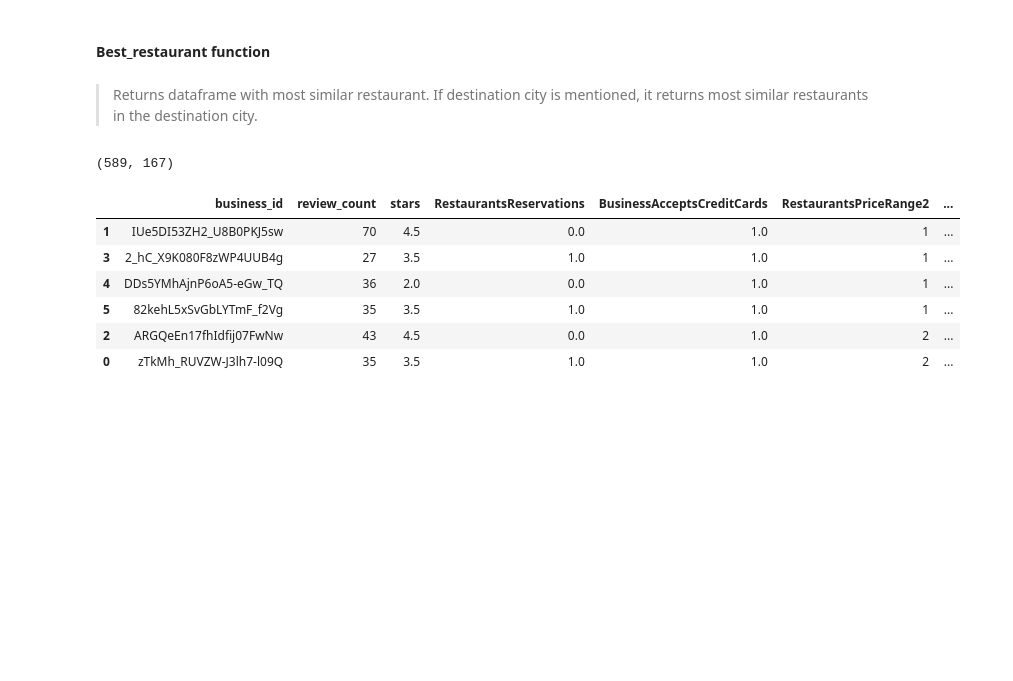
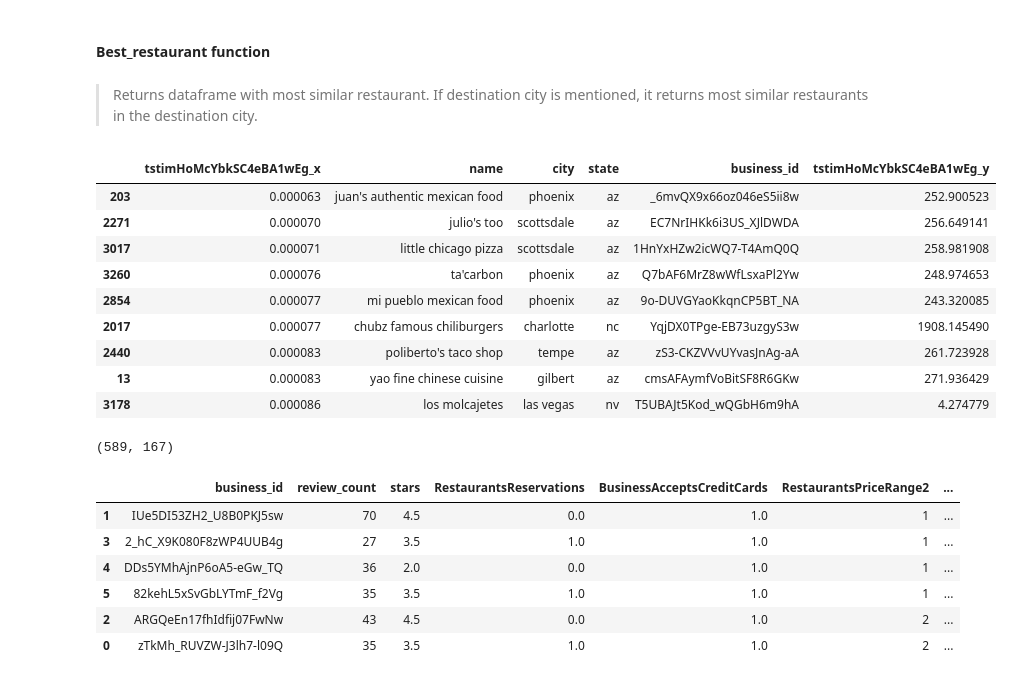
Before and after one commit to rvent/Event-Planner-Project, a Jupyter notebook: rima_wip.ipynb, the cells around one changed output. Saved outputs shown, nothing was run; the diff lists cells and outputs as text; code cells hidden in the pictures; blank space fills up the shorter version.

```diff
--- a/rima_wip.ipynb
+++ b/rima_wip.ipynb
@@ -806,7 +810,18 @@ def best_restaurant(name, city=None, num = 10):
         rec_df = rec_df[rec_df['city']==city.lower()]
         return rec_df.sort_values(by=f"{biz_id}_x", ascending=True)[1:num]
 # %%
-a = best_restaurant("maria's mexican restaurant & bakery")
+best_restaurant("maria's mexican restaurant & bakery")
+# %% [output]
+|  | tstimHoMcYbkSC4eBA1wEg_x | name | city | state | business_id | tstimHoMcYbkSC4eBA1wEg_y |
+| 203 | 0.000063 | juan's authentic mexican food | phoenix | az | _6mvQX9x66oz046eS5ii8w | 252.900523 |
+| 2271 | 0.000070 | julio's too | scottsdale | az | EC7NrIHKk6i3US_XJlDWDA | 256.649141 |
+| 3017 | 0.000071 | little chicago pizza | scottsdale | az | 1HnYxHZw2icWQ7-T4AmQ0Q | 258.981908 |
+| 3260 | 0.000076 | ta'carbon | phoenix | az | Q7bAF6MrZ8wWfLsxaPl2Yw | 248.974653 |
+| 2854 | 0.000077 | mi pueblo mexican food | phoenix | az | 9o-DUVGYaoKkqnCP5BT_NA | 243.320085 |
+| 2017 | 0.000077 | chubz famous chiliburgers | charlotte | nc | YqjDX0TPge-EB73uzgyS3w | 1908.145490 |
+| 2440 | 0.000083 | poliberto's taco shop | tempe | az | zS3-CKZVVvUYvasJnAg-aA | 261.723928 |
+| 13 | 0.000083 | yao fine chinese cuisine | gilbert | az | cmsAFAymfVoBitSF8R6GKw | 271.936429 |
+| 3178 | 0.000086 | los molcajetes | las vegas | nv | T5UBAJt5Kod_wQGbH6m9hA | 4.274779 |
 # %%
 X_dessert = clean_df.copy()
 X_dessert['has_dessert'] = X_dessert['dessert']+X_dessert['Desserts']+X_dessert['BubbleTea']+X_dessert['Cafes']+X_dessert['Creperies']+X_dessert['IceCream&FrozenYogurt']+X_dessert['Waffles']
```
Also changed, not shown: parts of 5 cells of this notebook.
